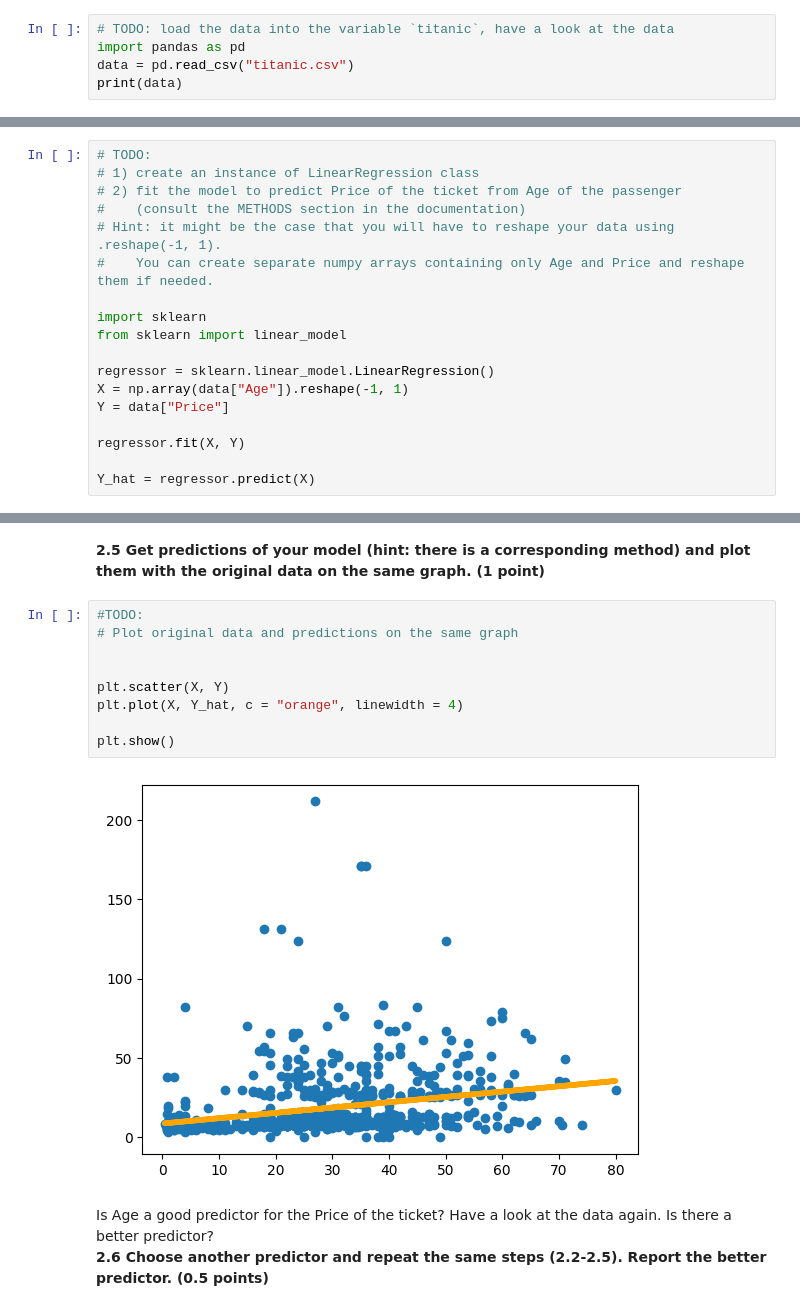
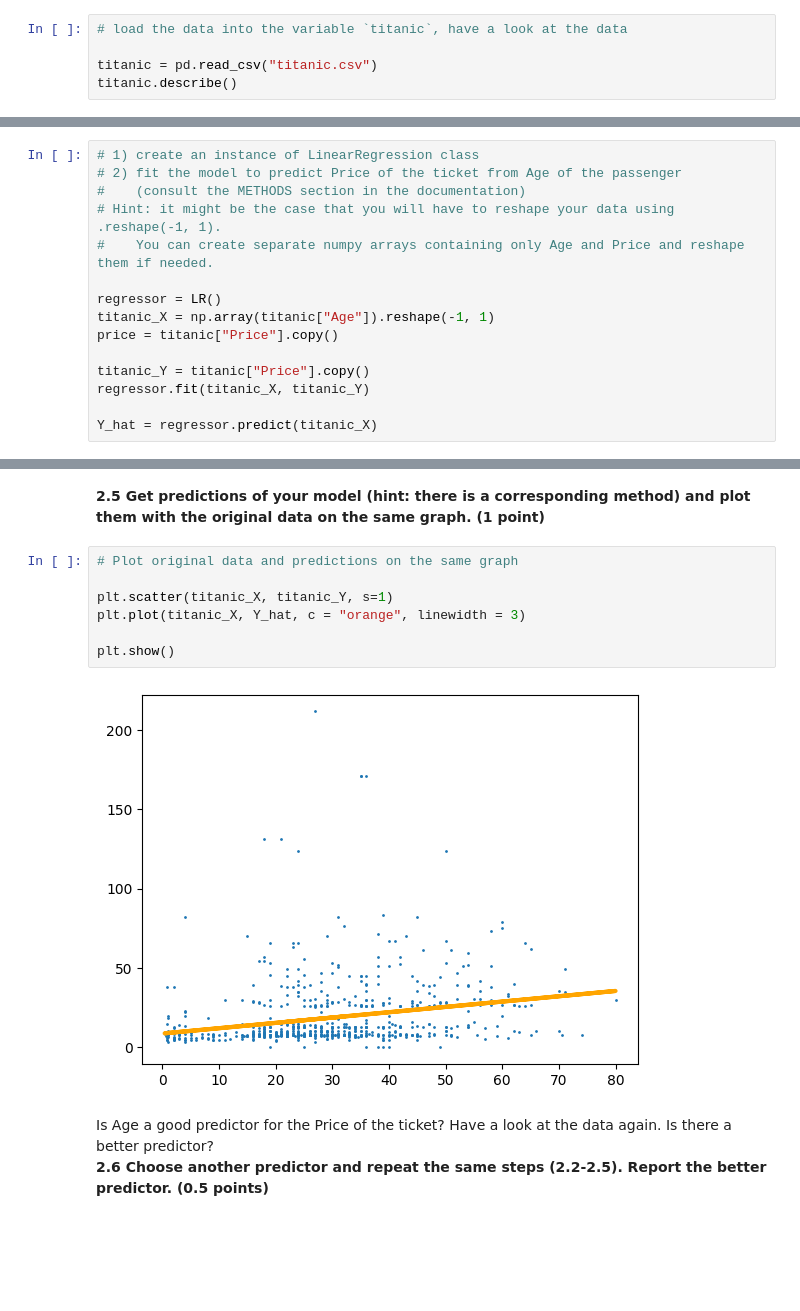
Before and after one commit to WilliamPLaCroix/NNIA-assignments, a Jupyter notebook: a3/assignment_3.ipynb, the cells around one changed output, grey strips where cells are left out. Saved outputs shown, nothing was run; the diff lists cells and outputs as text; blank space fills up the shorter version.

```diff
--- a/a3/assignment_3.ipynb
+++ b/a3/assignment_3.ipynb
@@ -161,8 +224,8 @@ In the materials for this exercise you can find the file `titanic.csv`. This fil
 # %% [markdown]
 **2.1 Load the data as a pandas dataframe, using [`read_csv`](https://pandas.pydata.org/pandas-docs/stable/reference/api/pandas.read_csv.html) method (0.5 points)**
 # %%
-# TODO: load the data into the variable `titanic`, have a look at the data
-import pandas as pd
-data = pd.read_csv("titanic.csv")
-print(data)
+# load the data into the variable `titanic`, have a look at the data
+
+titanic = pd.read_csv("titanic.csv")
+titanic.describe()
 # %% [output]
@@ -184,23 +242,20 @@ print(data)
 **2.2 Here we will implement a simple linear regression and try to see if we can predict the *price* of the ticket based on the *age* of the passenger (0.5 points)** <br>
 Consult the documentation on [LinearRegression class](https://scikit-learn.org/stable/modules/generated/sklearn.linear_model.LinearRegression.html) in `sklearn`
 # %%
-# TODO:
 # 1) create an instance of LinearRegression class
 # 2) fit the model to predict Price of the ticket from Age of the passenger
 #    (consult the METHODS section in the documentation)
 # Hint: it might be the case that you will have to reshape your data using .reshape(-1, 1).
 #    You can create separate numpy arrays containing only Age and Price and reshape them if needed.
 
-import sklearn
-from sklearn import linear_model
+regressor = LR()
+titanic_X = np.array(titanic["Age"]).reshape(-1, 1)
+price = titanic["Price"].copy()
 
-regressor = sklearn.linear_model.LinearRegression()
-X = np.array(data["Age"]).reshape(-1, 1)
-Y = data["Price"]
+titanic_Y = titanic["Price"].copy()
+regressor.fit(titanic_X, titanic_Y)
 
-regressor.fit(X, Y)
-
-Y_hat = regressor.predict(X)
+Y_hat = regressor.predict(titanic_X)
 # %% [markdown]
 
 **What are the parameters of the model that we fit? Hint: the parameters are the attributes of the model, consult the documentation.**
@@ -268,16 +315,14 @@ sklearn MSE is: 433.0354183627467
 # %% [markdown]
 **2.5 Get predictions of your model (hint: there is a corresponding method) and plot them with the original data on the same graph. (1 point)** <br>
 # %%
-#TODO:
 # Plot original data and predictions on the same graph
 
-
-plt.scatter(X, Y)
-plt.plot(X, Y_hat, c = "orange", linewidth = 4)
+plt.scatter(titanic_X, titanic_Y, s=1)
+plt.plot(titanic_X, Y_hat, c = "orange", linewidth = 3)
 
 plt.show()
 # %% [output]
-[figure, old version]
+[figure, new version]
 # %% [markdown]
 Is Age a good predictor for the Price of the ticket? Have a look at the data again. Is there a better predictor? <br>
 **2.6 Choose another predictor and repeat the same steps (2.2-2.5). Report the better predictor. (0.5 points)**
```
Also changed, not shown: parts of 23 cells of this notebook.
